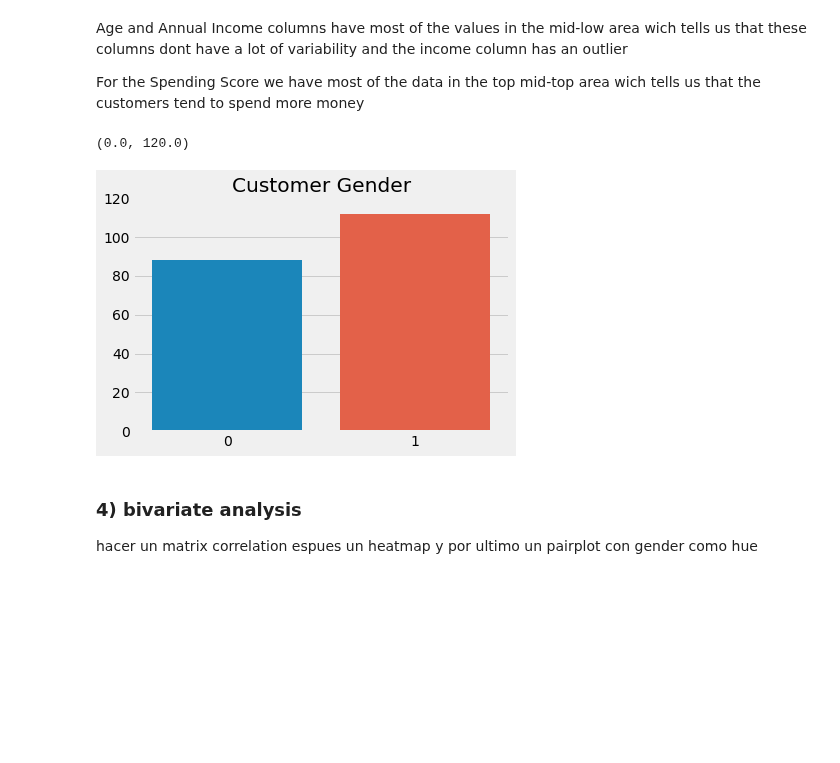
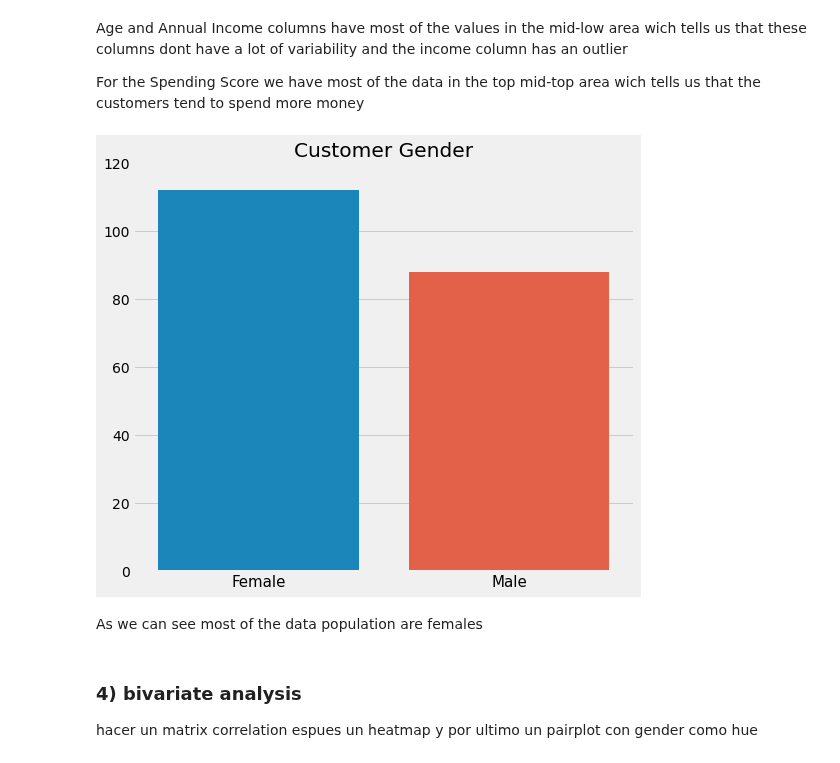
Before and after one commit to martinnss/Customer-Segmentation-with-KMeans-and-Affinity-Propagation, a Jupyter notebook: costumer_segmentation_kmeans.ipynb, the cells around one changed output. Drawn from its saved outputs; the diff is of its cells as text; code cells hidden in the pictures; blank space fills up the shorter version.

```diff
--- a/costumer_segmentation_kmeans.ipynb
+++ b/costumer_segmentation_kmeans.ipynb
@@ -131,15 +131,23 @@ plt.show()
 Age and Annual Income columns have most of the values in the mid-low area wich tells us that these columns dont have a lot of variability and the income column has an outlier
 
 For the Spending Score we have most of the data in the top mid-top area wich tells us that the customers tend to spend more money
-# %%
-gen=data.Gender.value_counts()
-
-g=sns.barplot(x=gen.index,y=gen.values)
-g.set_title('Customer Gender')
-g.set_ylim(0,120)
-# %% [output]
-(0.0, 120.0)
-[figure, removed]
+# %%
+gen=data.Gender.value_counts()
+
+fig, ax1 = plt.subplots(1, 1, figsize=(8, 7))
+g=sns.barplot(x=gen.index,y=gen.values,order=[1,0],ax=ax1)
+g.set_title('Customer Gender')
+g.set_ylim(0,120)
+g.set_xticklabels(['Female','Male'],fontsize=15)
+plt.show()
+
+g1=px.pie(values=gen.values,names=gen.index,title='Customer Gender by Percentage',hole=0.45,)
+g1.update_layout(annotations=[dict(text='Blue: Female', x=0.5, y=0.5, font_size=17, showarrow=False)],                                    showlegend=False)
+g1.show('svg')
+# %% [output]
+[figure, added]
+# %% [markdown]
+As we can see most of the data population are females
 # %% [markdown]
 ### 4) bivariate analysis
 hacer un matrix correlation espues un heatmap y por ultimo un pairplot con gender como hue
```
Also changed, not shown: parts of 2 cells of this notebook.
